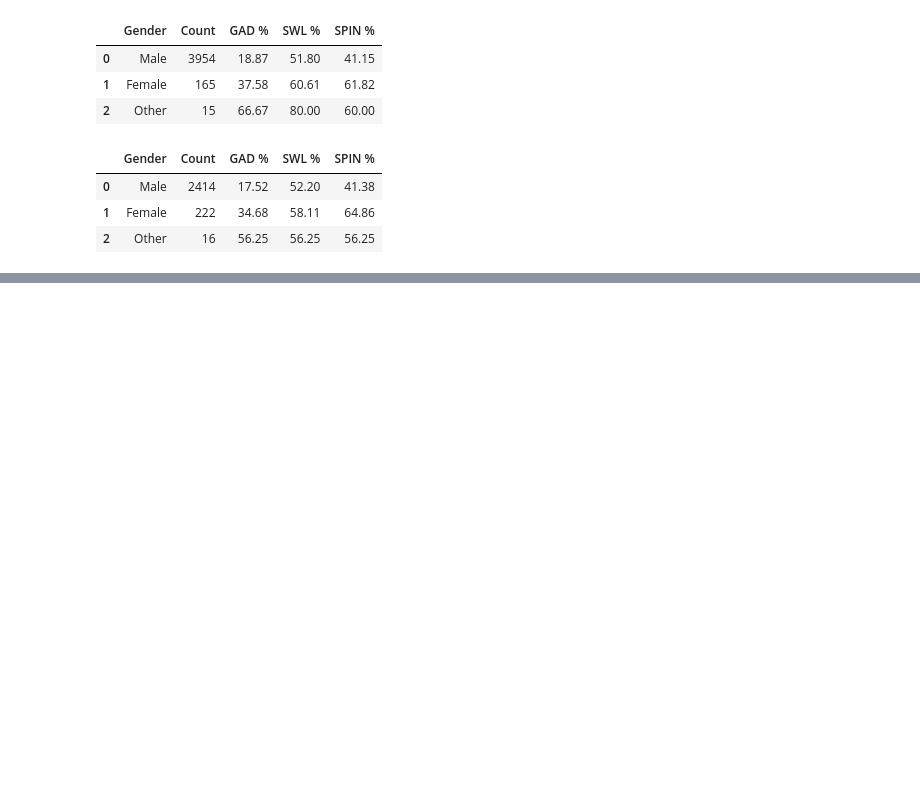
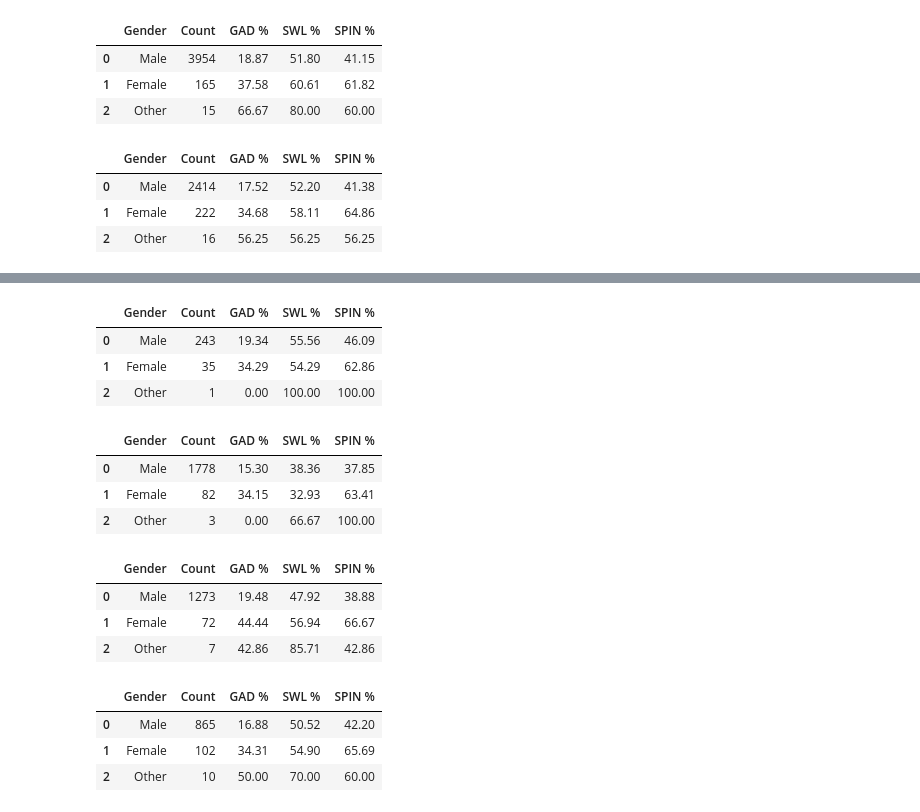
Before and after one commit to jagorman/gamebrain, a Jupyter notebook: ians_code/Gender.ipynb, the cells around one changed output, grey strips where cells are left out. Saved outputs shown, nothing was run; the diff lists cells and outputs as text; code cells hidden in the pictures; blank space fills up the shorter version.

Commit message:
USA - female vs male - assessment scores

```diff
--- a/ians_code/Gender.ipynb
+++ b/ians_code/Gender.ipynb
@@ -638,0 +675,30 @@ modis_df
+# %%
+#USA
+#Singleplayer dataframes
+ussmale_df = ussinglep_df.loc[ussinglep_df['Gender'] == "Male"]
+usstotalMaleCount = len(ussmale_df['S. No.'])
+ussfemale_df = ussinglep_df.loc[ussinglep_df['Gender'] == "Female"]
+usstotalFemaleCount = len(ussfemale_df['S. No.'])
+ussother_df = ussinglep_df.loc[ussinglep_df['Gender'] == "Other"]
+usstotalOtherCount = len(ussother_df['S. No.'])
+#Multiplayer w/ irl friends dataframes
+usmimale_df = usmultip_irl_df.loc[usmultip_irl_df['Gender'] == "Male"]
+usmitotalMaleCount = len(usmimale_df['S. No.'])
+usmifemale_df = usmultip_irl_df.loc[usmultip_irl_df['Gender'] == "Female"]
+usmitotalFemaleCount = len(usmifemale_df['S. No.'])
+usmiother_df = usmultip_irl_df.loc[usmultip_irl_df['Gender'] == "Other"]
+usmitotalOtherCount = len(usmiother_df['S. No.'])
+#Multiplayer w/ strangers dataframes
+usmsmale_df = usmultip_str_df.loc[usmultip_str_df['Gender'] == "Male"]
+usmstotalMaleCount = len(usmsmale_df['S. No.'])
+usmsfemale_df = usmultip_str_df.loc[usmultip_str_df['Gender'] == "Female"]
+usmstotalFemaleCount = len(usmsfemale_df['S. No.'])
+usmsother_df = usmultip_str_df.loc[usmultip_str_df['Gender'] == "Other"]
+usmstotalOtherCount = len(usmsother_df['S. No.'])
+#Multiplayer w/ online friends dataframes
+usmomale_df = usmultip_onl_df.loc[usmultip_onl_df['Gender'] == "Male"]
+usmototalMaleCount = len(usmomale_df['S. No.'])
+usmofemale_df = usmultip_onl_df.loc[usmultip_onl_df['Gender'] == "Female"]
+usmototalFemaleCount = len(usmofemale_df['S. No.'])
+usmoother_df = usmultip_onl_df.loc[usmultip_onl_df['Gender'] == "Other"]
+usmototalOtherCount = len(usmoother_df['S. No.'])
@@ -638,0 +1029,9 @@ modis_df
+# %%
+#USA
+#Singleplayer
+ussbreak = [["Male", usstotalMaleCount, ussmG_Percent, ussmSW_Percent, ussmSP_Percent], ["Female", usstotalFemaleCount, ussfG_Percent, ussfSW_Percent, ussfSP_Percent], ["Other", usstotalOtherCount, ussoG_Percent, ussoSW_Percent, ussoSP_Percent]]
+usscol = ["Gender", "Count", "GAD %", "SWL %", "SPIN %"]
+ussdis_df = pd.DataFrame(ussbreak, columns = usscol)
+# print("----------------------")
+# print("Singleplayer DataFrame")
+# ussdis_df
@@ -638,0 +1062,28 @@ modis_df
+# %%
+ussdis_df
+# %% [output]
+|  | Gender | Count | GAD % | SWL % | SPIN % |
+| 0 | Male | 243 | 19.34 | 55.56 | 46.09 |
+| 1 | Female | 35 | 34.29 | 54.29 | 62.86 |
+| 2 | Other | 1 | 0.00 | 100.00 | 100.00 |
+# %%
+usmidis_df
+# %% [output]
+|  | Gender | Count | GAD % | SWL % | SPIN % |
+| 0 | Male | 1778 | 15.30 | 38.36 | 37.85 |
+| 1 | Female | 82 | 34.15 | 32.93 | 63.41 |
+| 2 | Other | 3 | 0.00 | 66.67 | 100.00 |
+# %%
+usmsdis_df
+# %% [output]
+|  | Gender | Count | GAD % | SWL % | SPIN % |
+| 0 | Male | 1273 | 19.48 | 47.92 | 38.88 |
+| 1 | Female | 72 | 44.44 | 56.94 | 66.67 |
+| 2 | Other | 7 | 42.86 | 85.71 | 42.86 |
+# %%
+usmodis_df
+# %% [output]
+|  | Gender | Count | GAD % | SWL % | SPIN % |
+| 0 | Male | 865 | 16.88 | 50.52 | 42.20 |
+| 1 | Female | 102 | 34.31 | 54.90 | 65.69 |
+| 2 | Other | 10 | 50.00 | 70.00 | 60.00 |
```
Also changed, not shown: parts of 10 cells of this notebook.
